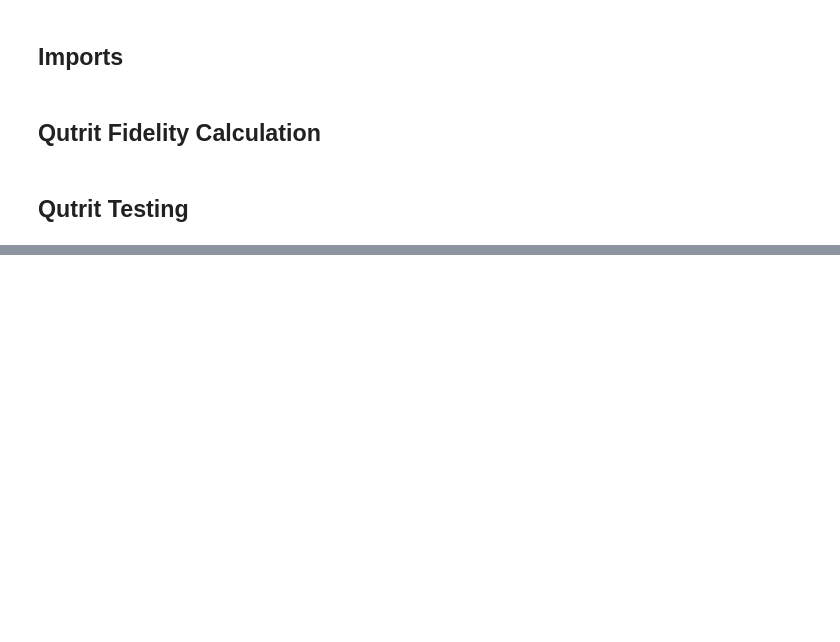
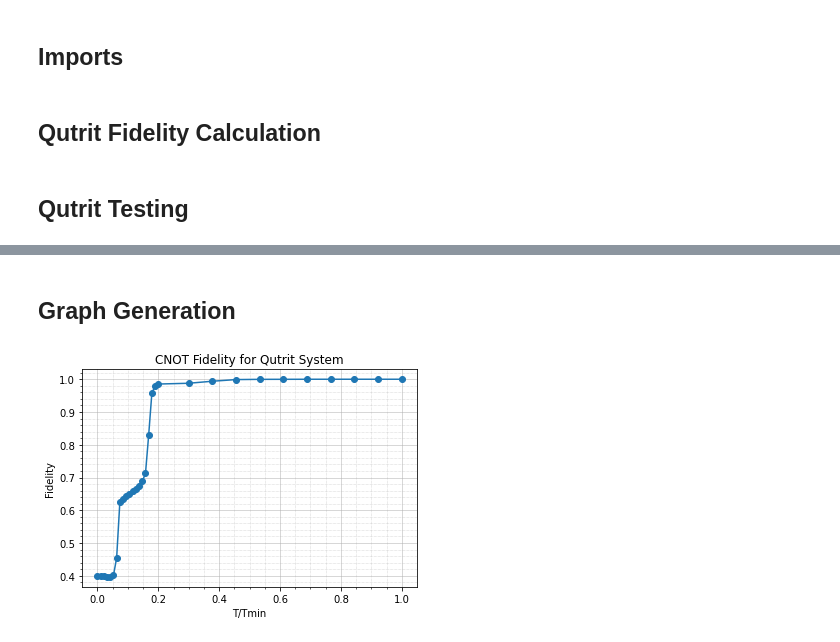
Before and after one commit to b-basyildiz/QuOpt, a Jupyter notebook: Qutrit_ML.ipynb, the cells around one changed output, grey strips where cells are left out. Saved outputs shown, nothing was run; the diff lists cells and outputs as text; code cells hidden in the pictures; blank space fills up the shorter version.

```diff
--- a/Qutrit_ML.ipynb
+++ b/Qutrit_ML.ipynb
@@ -191,22 +193,26 @@ def fidelity_subQutrit(J,B,M,input_gate,t,N_iter):
     @author: Bora & Alex
 
 
-    This function is essentially the qubit optimization done by Alex & I in Joel's experiment. However, we are now operating in a Qutrit System have no drives to the higher levels.
-    Hence this code can be thought as a simple extension of the qubit fidelity_ml code.
+    This function is essentially the qubit optimization done by Alex & I in Joel's experiment. But now we have drives from the |0> -> |1> and |1> -> |2>.
+    We still are generating 2-qubit gates, but the inclusion of qutrit drives minimizes the generation time. See PRA paper promising initial results.
     """
     #imports
+
+    #Experimental Parameters
+    g = 1
+    maxFreq = 5*g
 
     #Pauli Matricies in Qutrit space
     sx = np.array([[0, 1, 0], [1, 0, 0], [0, 0, 0]])
     sy = np.array([[0,-1j, 0],[1j,0, 0], [0, 0, 0]])
     sz = np.array([[1, 0, 0], [0, -1, 0], [0, 0, 0]])
-    id = np.array([[1, 0, 0],[0, 1, 0],[0, 0, 0]])
+    id = np.array([[1, 0, 0],[0, 1, 0],[0, 0, 0]]) # note that the identity does not have a value in the |2> state. This is because we want our gates only to operate in the qubit space.
 
     # Annhilation and Creation Operators (for PRA Hamiltonian)
     annhilate = np.array([[0,1,0],[0,0,np.sqrt(2)],[0,0,0]])
     create = annhilate.T
 
-    # Drives for Qutrit transitiosn
+    # Drives for Qutrit transitions (Gell-Mann Matrices)
     sxx = np.array([[0,0,0],[0,0,1],[0,1,0]]) #~X for 1->2 transition
     syy = np.array([[0,0,0],[0,0,-1j],[0,1j,0]]) #~Y for 1->2 transition
 
@@ -230,7 +236,7 @@ def fidelity_subQutrit(J,B,M,input_gate,t,N_iter):
             pauli_temp = torch.tensor(np.kron(pauli_temp,gate))
             for j in range(i+1,N):
                 pauli_temp = torch.tensor(np.kron(pauli_temp,id))
-            total_pauli = total_pauli + coef[i]*pauli_temp
+            total_pauli = total_pauli + maxFreq*torch.cos(coef[i])*pauli_temp
         return total_pauli
 
     #variable initializations
@@ -382,0 +383,37 @@ Itertation  100000  out of  100000 complete. Avg Infidelity:  0.0010360687309985
+# %% [markdown]
+## Graph Generation
+# %%
+#Qutrit Subsystem Graph Generation
+CNOT_qutrit = torch.tensor([[1,0,0,0,0,0,0,0,0],[0,1,0,0,0,0,0,0,0],[0,0,1,0,0,0,0,0,0],[0,0,0,0,1,0,0,0,0],[0,0,0,1,0,0,0,0,0],[0,0,0,0,0,1,0,0,0],
+[0,0,0,0,0,0,1,0,0],[0,0,0,0,0,0,0,1,0],[0,0,0,0,0,0,0,0,1]],dtype=torch.cdouble)
+J = torch.tensor([[1,1],[1,1]])
+
+Fidelities = []
+Times = []
+
+
+Fidelities = []
+Times = []
+
+points = np.linspace(0,0.2*np.pi/4,20)
+points = np.append(points, np.linspace(0.3*np.pi/4,np.pi/4,10))
+
+for t in points:
+    Times.append(t/(np.pi/4))
+    Fidelities.append(1 - fidelity_subQutrit(J,[1,1],16,CNOT_qutrit,t,10000))
+
+np.savetxt(os.path.join(os.getcwd(),"Data","CNOT_Qutrit.csv"),Fidelities,delimiter=",")
+
+#plotting
+plt.plot(Times,Fidelities,'o-')
+plt.xlabel("T/Tmin")
+plt.ylabel("Fidelity")
+plt.title("CNOT Fidelity for Qutrit System")
+# Customize the major grid
+plt.grid(which='major', linestyle='-', linewidth='0.5')
+# Customize the minor grid
+plt.grid(which='minor', linestyle='dotted', linewidth='0.5')
+plt.minorticks_on()
+plt.savefig(os.path.join(os.getcwd(),"Figures","CNOT_Qutrit.pdf"), format="pdf")
+# %% [output]
+[figure, added]
```
Also changed, not shown: parts of 15 cells of this notebook, 2 other files.
